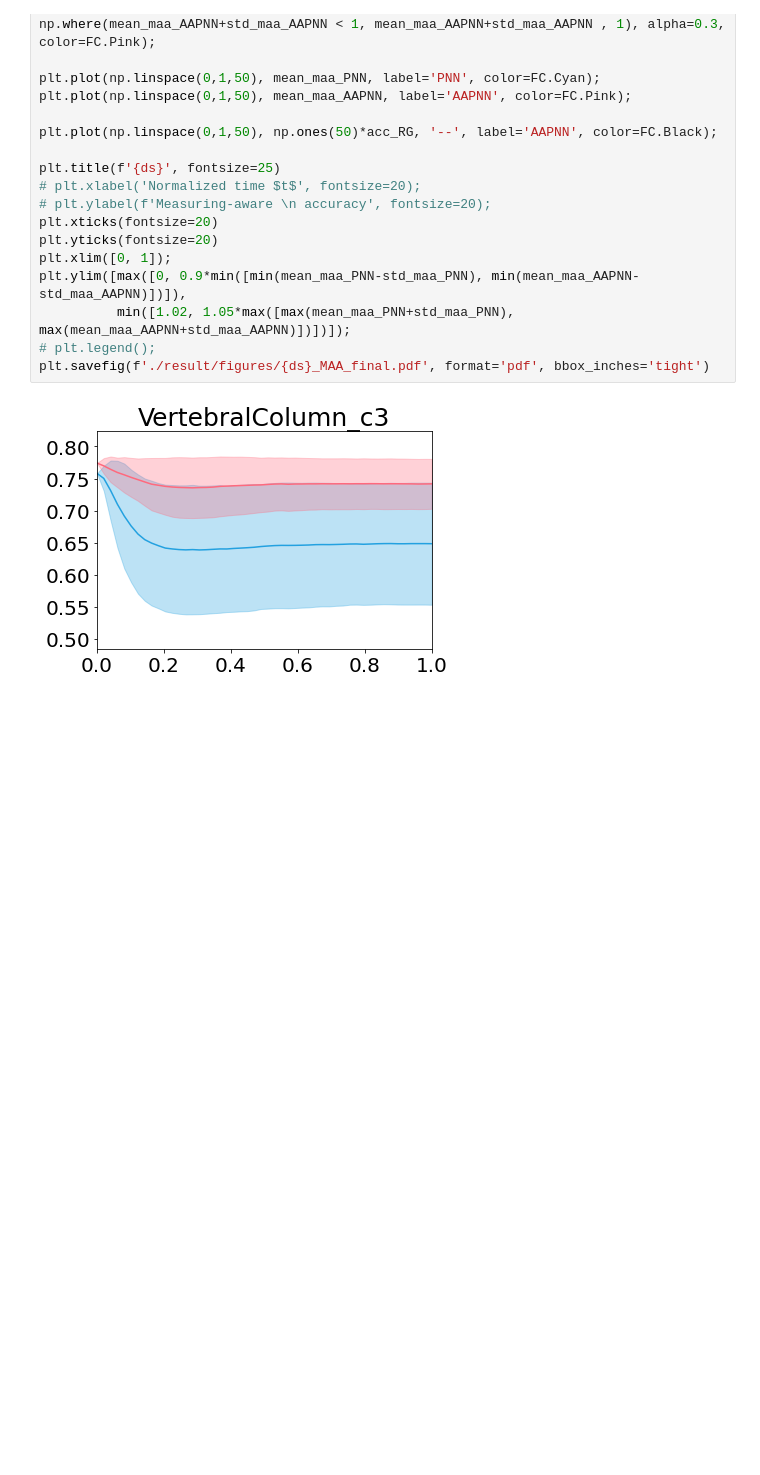
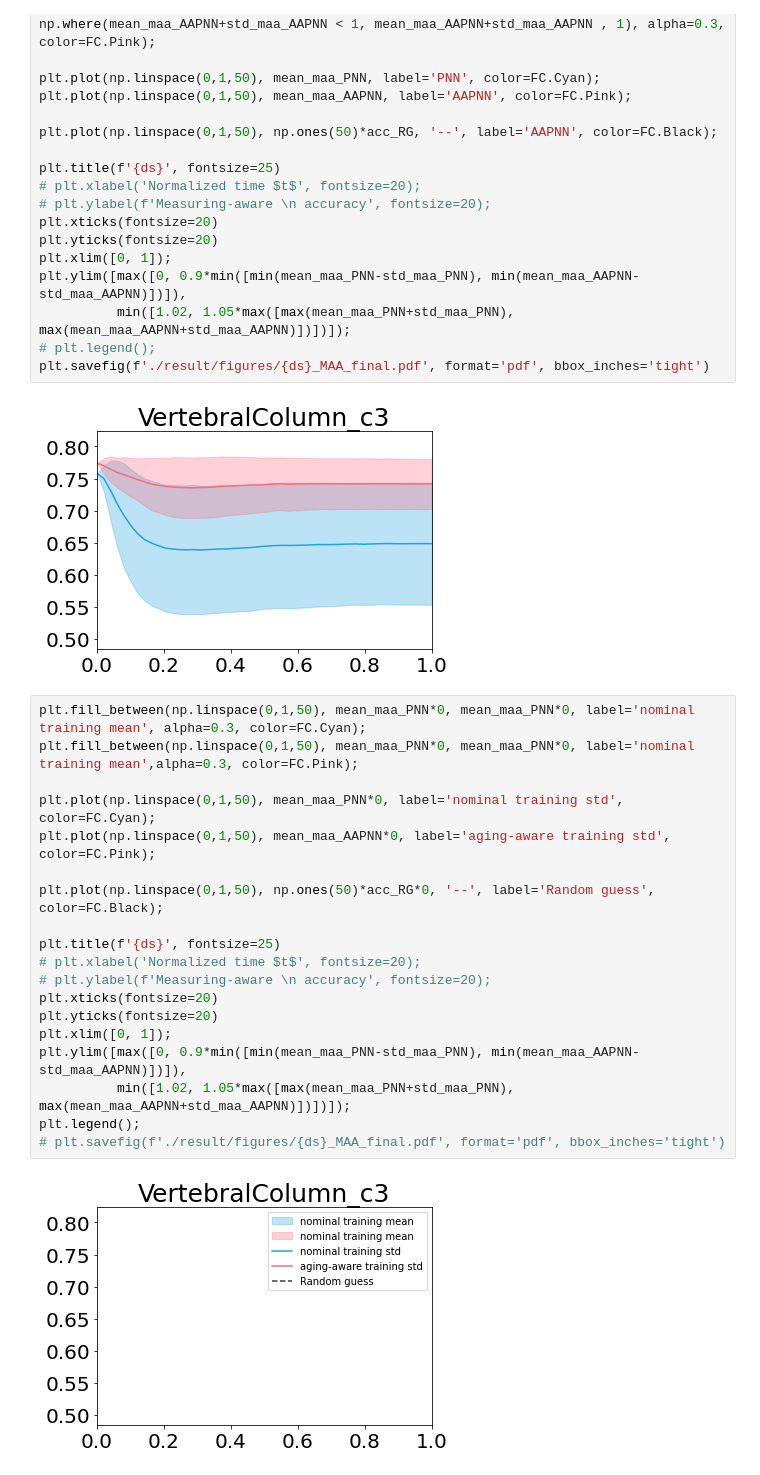
Before and after one commit to Neuromophic/Aging-aware-training, a Jupyter notebook: Visualization.ipynb, the cells around one changed output. Drawn from its saved outputs; the diff is of its cells as text; blank space fills up the shorter version.

```diff
--- a/Visualization.ipynb
+++ b/Visualization.ipynb
@@ -186,3 +186,24 @@ plt.ylim([max([0, 0.9*min([min(mean_maa_PNN-std_maa_PNN), min(mean_maa_AAPNN-std
 plt.savefig(f'./result/figures/{ds}_MAA_final.pdf', format='pdf', bbox_inches='tight')
 # %% [output]
 [figure]
+# %%
+plt.fill_between(np.linspace(0,1,50), mean_maa_PNN*0, mean_maa_PNN*0, label='nominal training mean', alpha=0.3, color=FC.Cyan);
+plt.fill_between(np.linspace(0,1,50), mean_maa_PNN*0, mean_maa_PNN*0, label='nominal training mean',alpha=0.3, color=FC.Pink);
+
+plt.plot(np.linspace(0,1,50), mean_maa_PNN*0, label='nominal training std', color=FC.Cyan);
+plt.plot(np.linspace(0,1,50), mean_maa_AAPNN*0, label='aging-aware training std', color=FC.Pink);
+
+plt.plot(np.linspace(0,1,50), np.ones(50)*acc_RG*0, '--', label='Random guess', color=FC.Black);
+
+plt.title(f'{ds}', fontsize=25)
+# plt.xlabel('Normalized time $t$', fontsize=20);
+# plt.ylabel(f'Measuring-aware \n accuracy', fontsize=20);
+plt.xticks(fontsize=20)
+plt.yticks(fontsize=20)
+plt.xlim([0, 1]);
+plt.ylim([max([0, 0.9*min([min(mean_maa_PNN-std_maa_PNN), min(mean_maa_AAPNN-std_maa_AAPNN)])]),
+          min([1.02, 1.05*max([max(mean_maa_PNN+std_maa_PNN), max(mean_maa_AAPNN+std_maa_AAPNN)])])]);
+plt.legend();
+# plt.savefig(f'./result/figures/{ds}_MAA_final.pdf', format='pdf', bbox_inches='tight')
+# %% [output]
+[figure, added]
```
Also changed, not shown: 3 other files.
